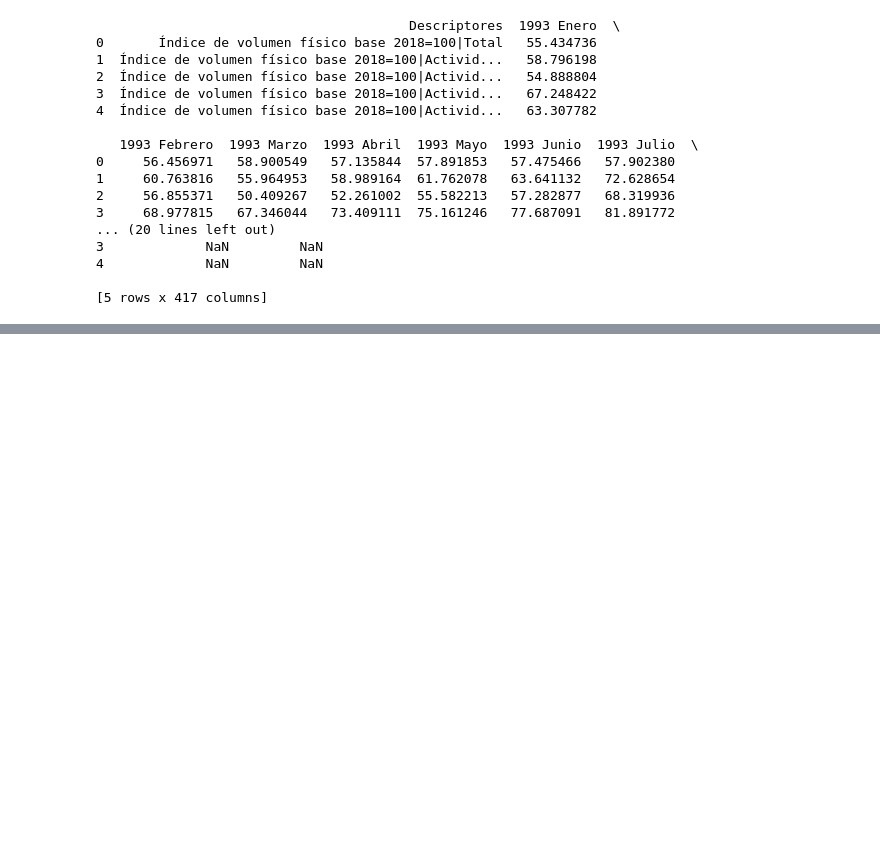
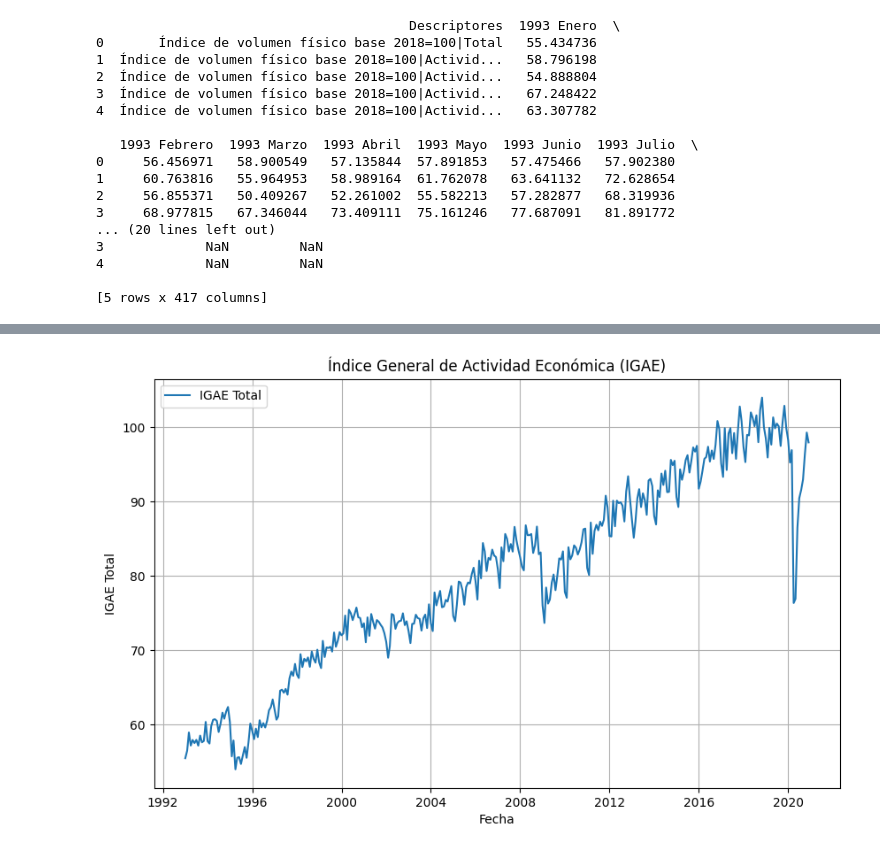
Before and after one commit to mafeermoreno/StatisticsProject, a Jupyter notebook: Proyecto_Stats_Bloque1_Maria_Moreno_v3.ipynb, the cells around one changed output, grey strips where cells are left out. Cells and saved outputs as stored; diff of their text form; code cells hidden in the pictures; blank space fills up the shorter version.

```diff
--- a/Proyecto_Stats_Bloque1_Maria_Moreno_v3.ipynb
+++ b/Proyecto_Stats_Bloque1_Maria_Moreno_v3.ipynb
@@ -2056,3 +2056,35 @@ print(data_igae.head())
 4             NaN         NaN
 
 [5 rows x 417 columns]
+# %%
+# Crear un diccionario para convertir los nombres de los meses de español a inglés (Para que jale el formato de fecha)
+meses_espanol_a_ingles = {
+    'Enero': 'January', 'Febrero': 'February', 'Marzo': 'March', 'Abril': 'April',
+    'Mayo': 'May', 'Junio': 'June', 'Julio': 'July', 'Agosto': 'August',
+    'Septiembre': 'September', 'Octubre': 'October', 'Noviembre': 'November', 'Diciembre': 'December'
+}
+
+# Reemplazar los meses en español por los meses en inglés en los nombres de las columnas
+for mes_espanol, mes_ingles in meses_espanol_a_ingles.items():
+    data_igae.columns = data_igae.columns.str.replace(mes_espanol, mes_ingles)
+
+# Filtrar los datos solo para el "Índice de volumen físico base 2018=100|Total"
+igae_total = data_igae[data_igae['Descriptores'] == 'Índice de volumen físico base 2018=100|Total'].drop('Descriptores', axis=1)
+
+# Eliminar columnas que contienen "Anual" o aquellos que no representan meses
+igae_total = igae_total.loc[:, ~igae_total.columns.str.contains('Anual')]
+
+# Transponer para convertir las fechas en el índice
+igae_total_transposed = igae_total.T
+
+# Renombrar el índice para que sea un formato adecuado de fecha (convertir a formato datetime)
+igae_total_transposed.index = pd.to_datetime(igae_total_transposed.index, format='%Y %B', errors='coerce')
+
+# Eliminar las filas que no pudieron convertirse a fechas (porque no son relevantes en este caso)
+igae_total_transposed.dropna(inplace=True)
+
+# Renombrar la columna
+igae_total_transposed.columns = ['IGAE_Total']
+
+# Ver la muestra
+print(igae_total_transposed.head(13))
@@ -2058,0 +2106,15 @@ print(data_igae.head())
+# %%
+# Dropear las filas con valores NaN en 'IGAE_Total' porque no aportan nada
+igae_total_transposed.dropna(inplace=True)
+# %%
+# Graficar para detectar tendencias en la serie temporal del IGAE
+plt.figure(figsize=(10, 6))
+plt.plot(igae_total_transposed.index, igae_total_transposed['IGAE_Total'], label='IGAE Total')
+plt.title('Índice General de Actividad Económica (IGAE)')
+plt.xlabel('Fecha')
+plt.ylabel('IGAE Total')
+plt.grid(True)
+plt.legend()
+plt.show()
+# %% [output]
+[figure, added]
```
Also changed, not shown: parts of 15 cells of this notebook.
